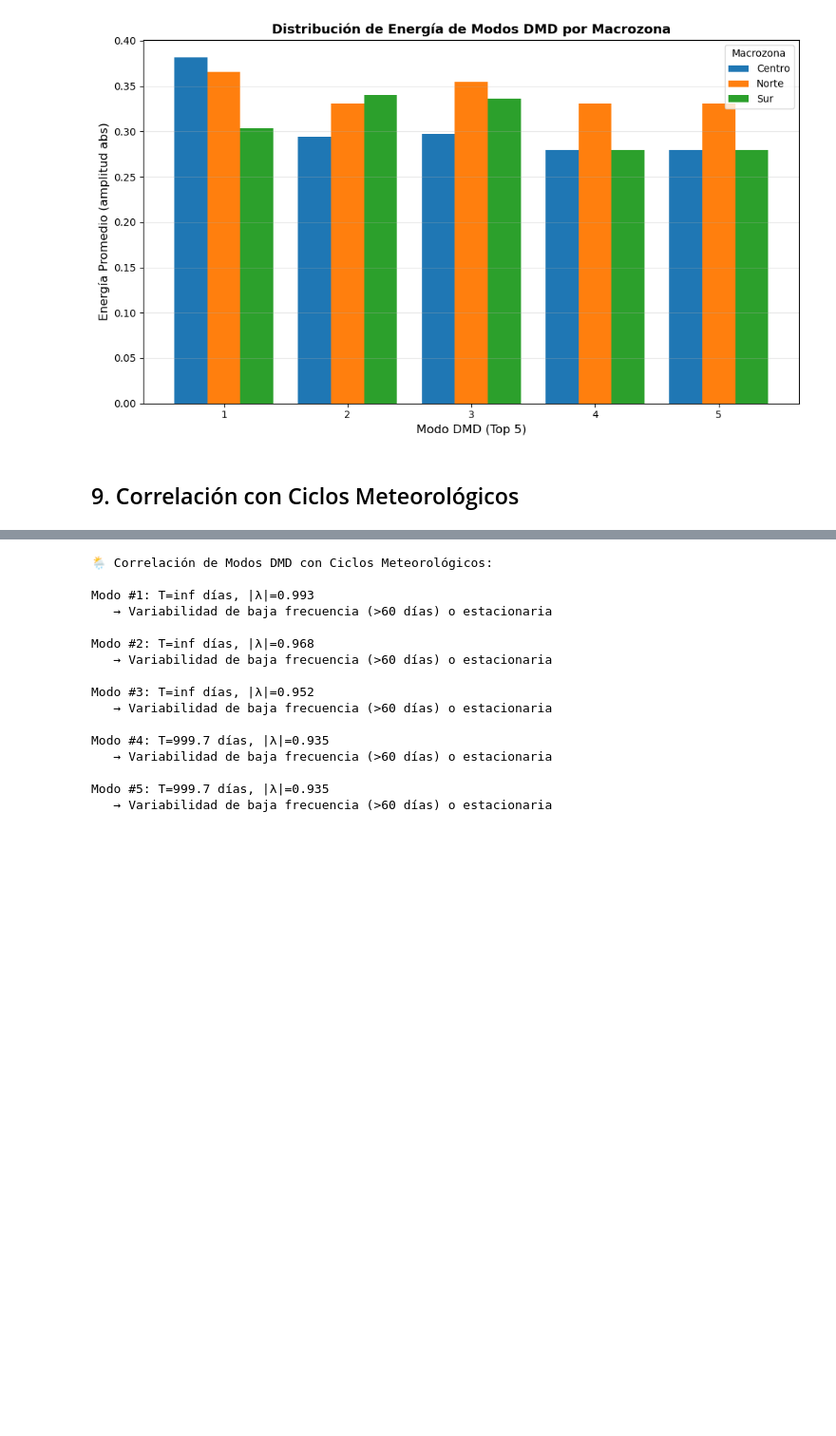
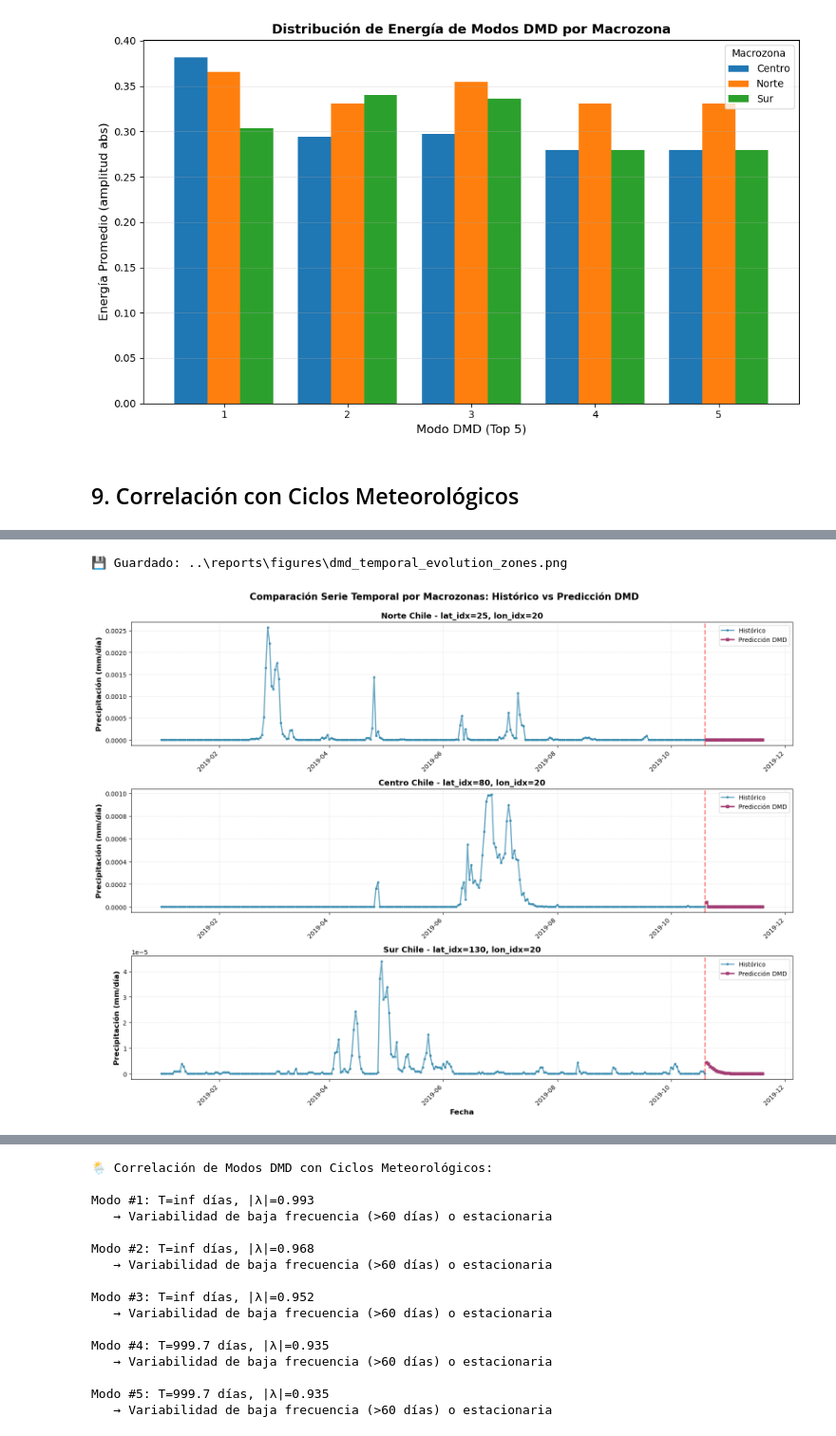
Before and after one commit to Godoca2/Pronostico-Hibrido-Espacio-Temporal-de-Precipitaciones-en-Chile, a Jupyter notebook: notebooks/06_DMD_Interpretability.ipynb, the cells around one changed output, grey strips where cells are left out. Shown at 95% size. Cells and saved outputs as stored; diff of their text form; code cells hidden in the pictures; blank space fills up the shorter version.

```diff
--- a/notebooks/06_DMD_Interpretability.ipynb
+++ b/notebooks/06_DMD_Interpretability.ipynb
@@ -373,0 +487,50 @@ plt.show()
+# %%
+# Visualización 2: Panel 3x1 - Comparación Norte/Centro/Sur
+fig, axes = plt.subplots(3, 1, figsize=(16, 12))
+
+# Puntos representativos por macrozona
+points = {
+    'Norte': (25, 20),   # ~20°S (Antofagasta)
+    'Centro': (80, 20),  # ~33°S (Santiago)
+    'Sur': (130, 20)     # ~45°S (Puerto Montt)
+}
+
+for i, (zona, (lat_idx, lon_idx)) in enumerate(points.items()):
+    ax = axes[i]
+
+    # Series
+    historical = train_real[:, lat_idx, lon_idx]
+    prediction = pred_spatial_real[:, lat_idx, lon_idx]
+
+    # Plot
+    ax.plot(dates_train, historical, 'o-', linewidth=2, markersize=3,
+            label='Histórico', color='#2E86AB', alpha=0.7)
+    ax.plot(dates_pred, prediction, 's-', linewidth=2.5, markersize=4,
+            label='Predicción DMD', color='#A23B72', alpha=0.9)
+    ax.axvline(dates_train[-1], color='red', linestyle='--', linewidth=2, alpha=0.5)
+
+    # Estilo
+    ax.set_ylabel('Precipitación (mm/día)', fontsize=12, fontweight='bold')
+    ax.set_title(f'{zona} Chile - lat_idx={lat_idx}, lon_idx={lon_idx}',
+                 fontsize=13, fontweight='bold')
+    ax.legend(fontsize=10, loc='upper right')
+    ax.grid(True, alpha=0.3, linestyle='--')
+
+    # Formatear fechas
+    ax.xaxis.set_major_formatter(mdates.DateFormatter('%Y-%m'))
+    ax.xaxis.set_major_locator(mdates.MonthLocator(interval=2))
+
+    if i == 2:  # Solo en el último panel
+        ax.set_xlabel('Fecha', fontsize=12, fontweight='bold')
+
+    plt.setp(ax.xaxis.get_majorticklabels(), rotation=45, ha='right')
+
+plt.suptitle('Comparación Serie Temporal por Macrozonas: Histórico vs Predicción DMD',
+             fontsize=15, fontweight='bold', y=0.995)
+plt.tight_layout()
+plt.savefig(FIG_DIR / 'dmd_temporal_evolution_zones.png', dpi=150, bbox_inches='tight')
+print(f"💾 Guardado: {FIG_DIR / 'dmd_temporal_evolution_zones.png'}")
+plt.show()
+# %% [output]
+💾 Guardado: ..\reports\figures\dmd_temporal_evolution_zones.png
+[figure, added]
```
Also changed, not shown: parts of 4 cells of this notebook, 5 other files.
